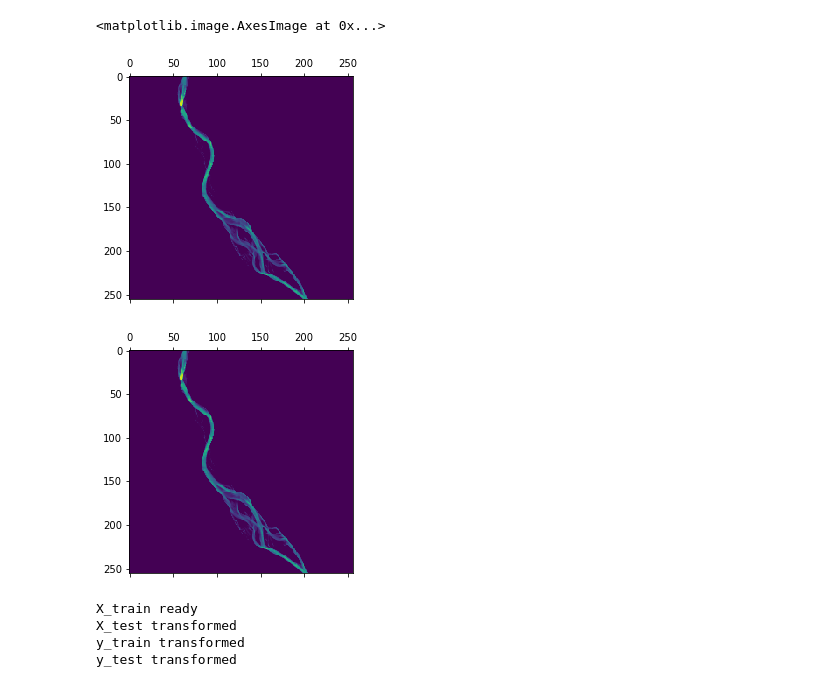
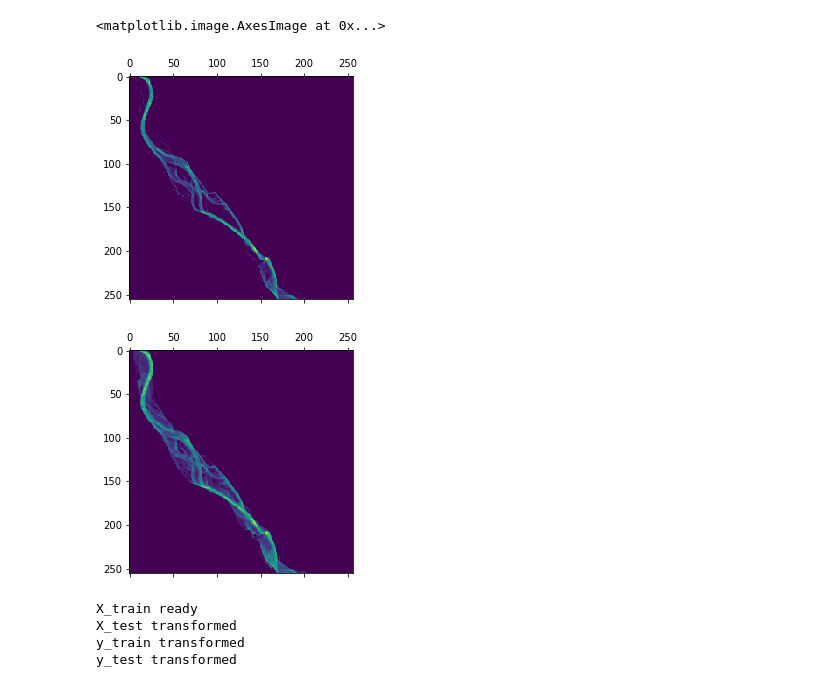
Before and after one commit to halixness/deepSWE, a Jupyter notebook: torch_resnet_ae.ipynb, the cells around one changed output. Cells and saved outputs as stored; diff of their text form; code cells hidden in the pictures.

```diff
--- a/torch_resnet_ae.ipynb
+++ b/torch_resnet_ae.ipynb
@@ -6,19 +6,23 @@ from sklearn.model_selection import train_test_split
 
 import matplotlib.pyplot as plt
 # %%
+# sequences: array(
+#   (x:Array, y:Dictionary)
+# )
+#
 partitions = DataPartitions(
-    past_frames=4,
-    future_frames=8,
-    root="../datasets/arda/04_21_full/"
+    past_frames=6,
+    future_frames=2,
+    root="../datasets/arda/04_21_full/",
+    partial=0.8
 )
 # %%
 dataset = DataGenerator(
     root="../datasets/arda/04_21_full/",
-    filenames=partitions.get_areas(),
-    dataset_partitions=partitions.get_train(),
+    dataset_partitions=partitions.get_partitions(),
     past_frames=partitions.past_frames,
     future_frames=partitions.future_frames,
-    input_dim=(partitions.past_frames, 256, 256, 3),
+    input_dim=(partitions.past_frames, 256, 256, 2),
     output_dim=(partitions.future_frames, 256, 256, 1),
     batch_size=16,
     n_channels=1,
@@ -58,9 +43,9 @@ partitions.get_areas()
 # %%
-i = 8
+i = 5
 plt.matshow(X[0, i, 0, :, :, 0])
-plt.matshow(Y[0, i, 7, :, :, 0])
+plt.matshow(Y[0, i, 1, :, :, 0])
 # %% [output]
 <matplotlib.image.AxesImage at 0x...>
-[figure, old version]
+[figure, new version]
-[figure, old version]
+[figure, new version]
 # %%
```
Also changed, not shown: parts of 15 cells of this notebook, 3 other files.
